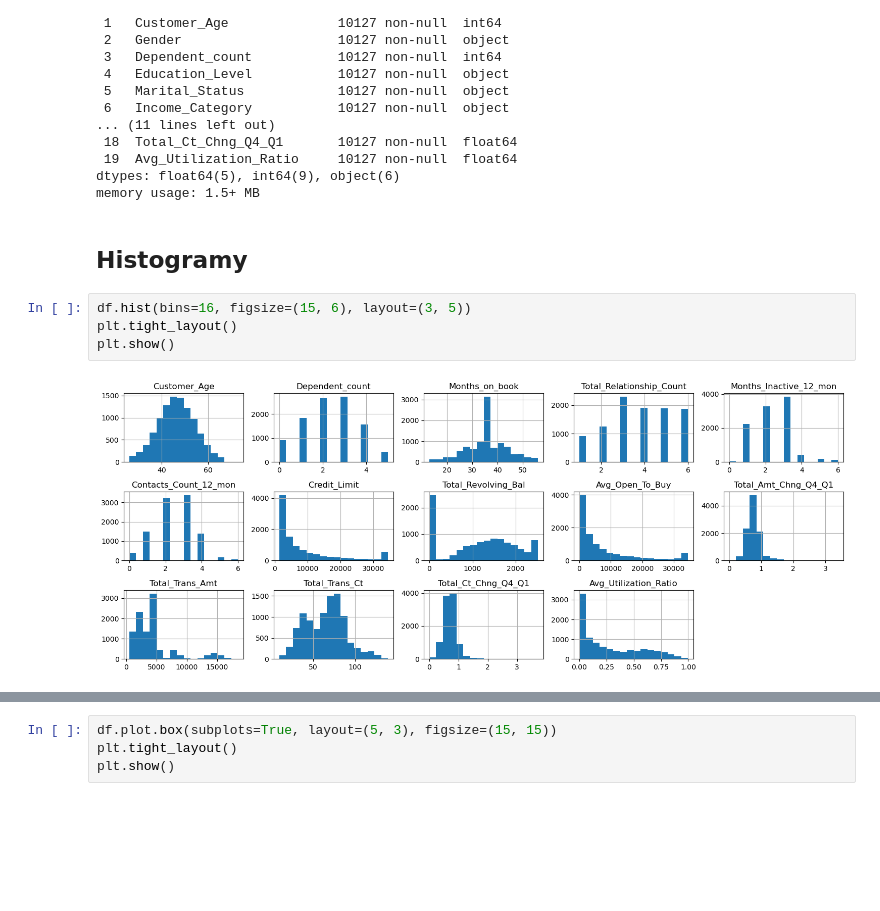
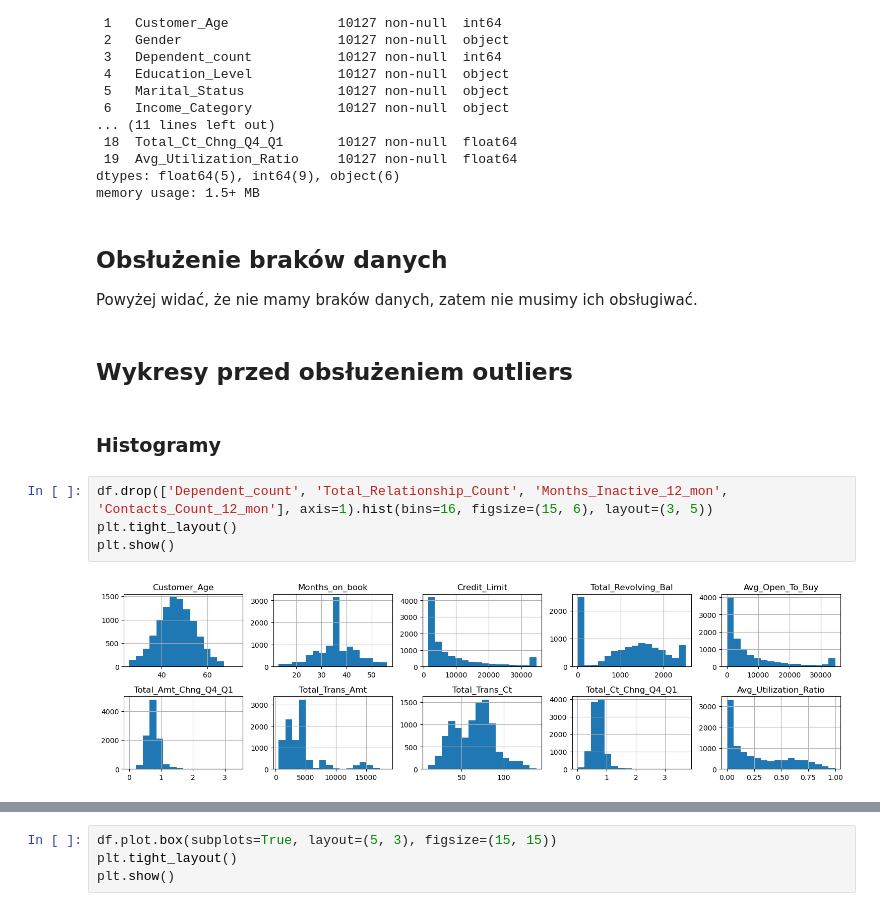
Before and after one commit to lata-michal/MadProj1a, a Jupyter notebook: projekt.ipynb, the cells around one changed output, grey strips where cells are left out. Cells and saved outputs as stored; diff of their text form; blank space fills up the shorter version.

```diff
--- a/projekt.ipynb
+++ b/projekt.ipynb
@@ -128,11 +128,16 @@ Data columns (total 20 columns):
  19  Avg_Utilization_Ratio     10127 non-null  float64
 dtypes: float64(5), int64(9), object(6)
 memory usage: 1.5+ MB
+# %% [markdown]
+## Obsłużenie braków danych
+Powyżej widać, że nie mamy braków danych, zatem nie musimy ich obsługiwać.
+# %% [markdown]
+## Wykresy przed obsłużeniem outliers
 # %% [markdown]
-## Histogramy
+### Histogramy
 # %%
-df.hist(bins=16, figsize=(15, 6), layout=(3, 5))
+df.drop(['Dependent_count', 'Total_Relationship_Count', 'Months_Inactive_12_mon', 'Contacts_Count_12_mon'], axis=1).hist(bins=16, figsize=(15, 6), layout=(3, 5))
 plt.tight_layout()
 plt.show()
 # %% [output]
-[figure, old version]
+[figure, new version]
```
Also changed, not shown: parts of 25 cells of this notebook.
